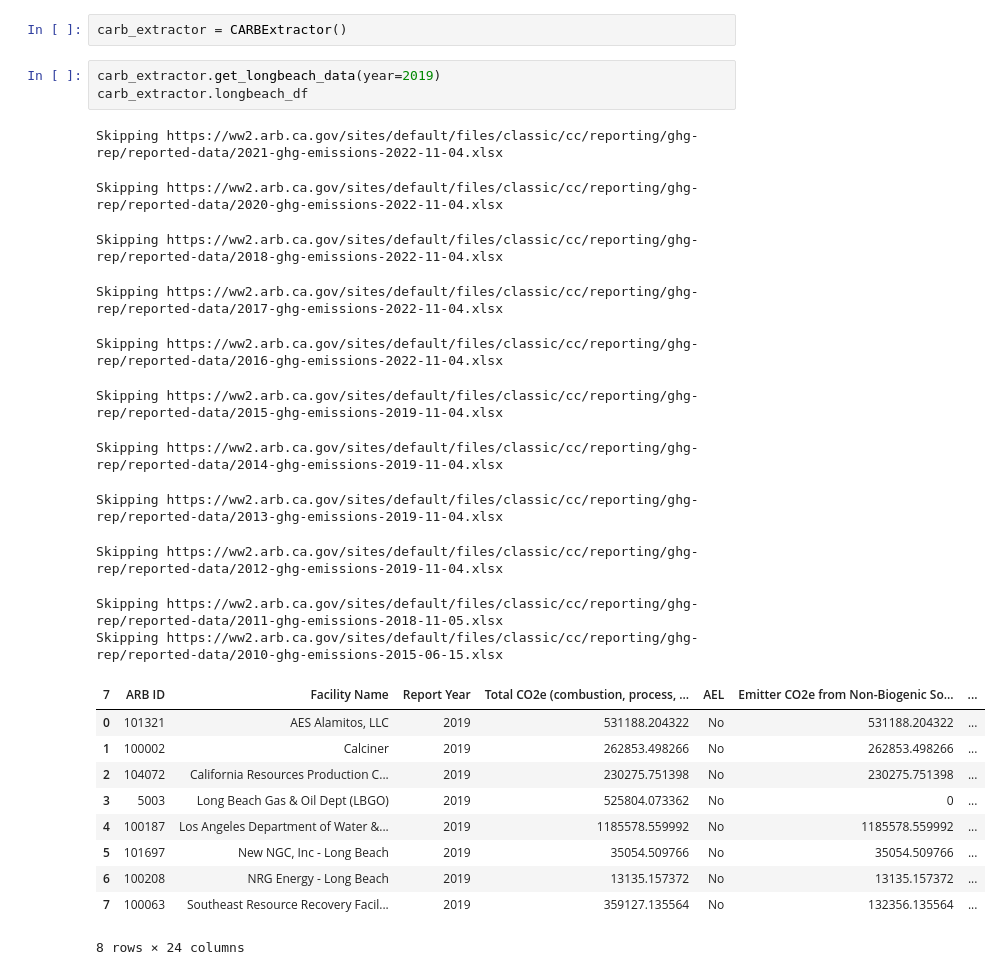
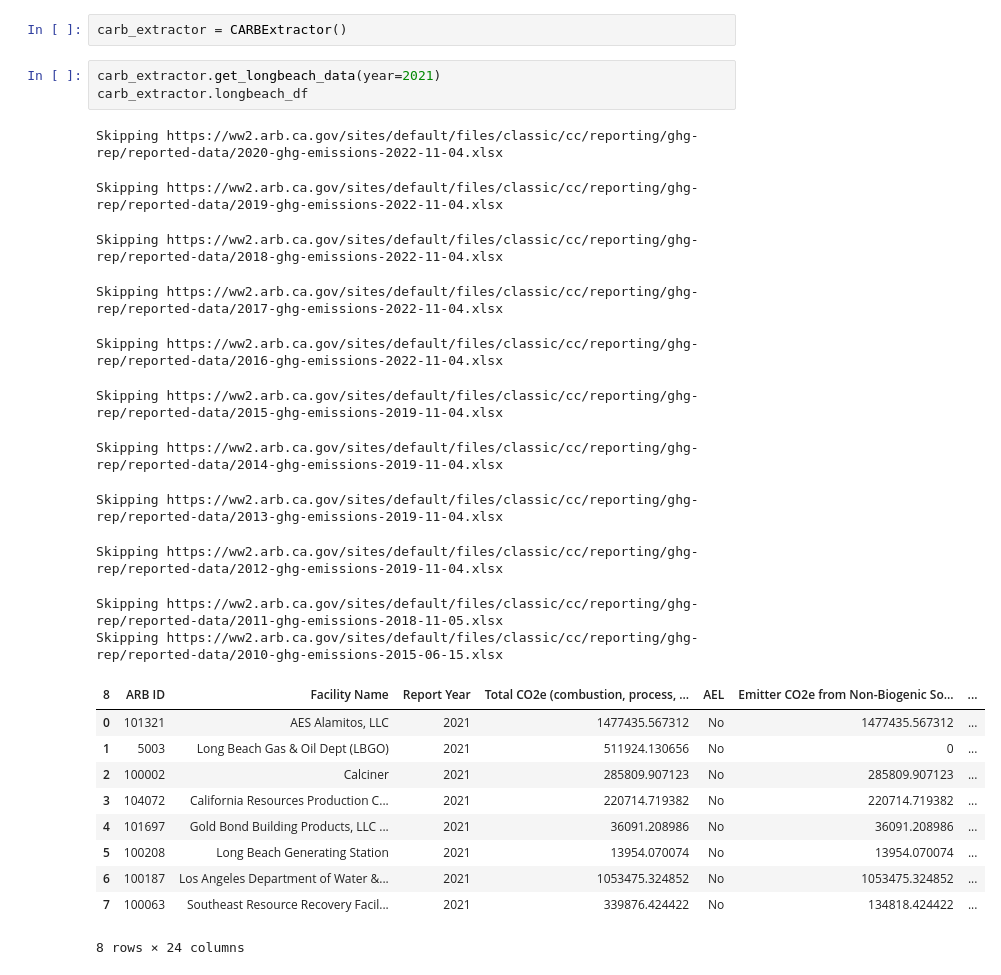
Before and after one commit to City-of-Long-Beach-Public/climate_inventory, a Jupyter notebook: src/extractions/CARB/carb-test.ipynb, the cells around one changed output. Cells and saved outputs as stored; diff of their text form.

Commit message:
Done with CARB dadta

```diff
--- a/src/extractions/CARB/carb-test.ipynb
+++ b/src/extractions/CARB/carb-test.ipynb
@@ -146,27 +146,27 @@ from CARBExtractor import CARBExtractor
 # %%
 carb_extractor = CARBExtractor()
 # %%
-carb_extractor.get_longbeach_data(year=2019)
+carb_extractor.get_longbeach_data(year=2021)
 carb_extractor.longbeach_df
 # %% [output]
-Skipping https://ww2.arb.ca.gov/sites/default/files/classic/cc/reporting/ghg-rep/reported-data/2021-ghg-emissions-2022-11-04.xlsx
+Skipping https://ww2.arb.ca.gov/sites/default/files/classic/cc/reporting/ghg-rep/reported-data/2020-ghg-emissions-2022-11-04.xlsx
-Skipping https://ww2.arb.ca.gov/sites/default/files/classic/cc/reporting/ghg-rep/reported-data/2020-ghg-emissions-2022-11-04.xlsx
+Skipping https://ww2.arb.ca.gov/sites/default/files/classic/cc/reporting/ghg-rep/reported-data/2019-ghg-emissions-2022-11-04.xlsx
 Skipping https://ww2.arb.ca.gov/sites/default/files/classic/cc/reporting/ghg-rep/reported-data/2018-ghg-emissions-2022-11-04.xlsx
 Skipping https://ww2.arb.ca.gov/sites/default/files/classic/cc/reporting/ghg-rep/reported-data/2017-ghg-emissions-2022-11-04.xlsx
 Skipping https://ww2.arb.ca.gov/sites/default/files/classic/cc/reporting/ghg-rep/reported-data/2016-ghg-emissions-2022-11-04.xlsx
 Skipping https://ww2.arb.ca.gov/sites/default/files/classic/cc/reporting/ghg-rep/reported-data/2015-ghg-emissions-2019-11-04.xlsx
 Skipping https://ww2.arb.ca.gov/sites/default/files/classic/cc/reporting/ghg-rep/reported-data/2014-ghg-emissions-2019-11-04.xlsx
 Skipping https://ww2.arb.ca.gov/sites/default/files/classic/cc/reporting/ghg-rep/reported-data/2013-ghg-emissions-2019-11-04.xlsx
 Skipping https://ww2.arb.ca.gov/sites/default/files/classic/cc/reporting/ghg-rep/reported-data/2012-ghg-emissions-2019-11-04.xlsx
 Skipping https://ww2.arb.ca.gov/sites/default/files/classic/cc/reporting/ghg-rep/reported-data/2011-ghg-emissions-2018-11-05.xlsx
 Skipping https://ww2.arb.ca.gov/sites/default/files/classic/cc/reporting/ghg-rep/reported-data/2010-ghg-emissions-2015-06-15.xlsx
-| 7 | ARB ID | Facility Name | Report Year | Total CO2e (combustion, process, ... | AEL | Emitter CO2e from Non-Biogenic So... | ... |
-| 0 | 101321 | AES Alamitos, LLC | 2019 | 531188.204322 | No | 531188.204322 | ... |
-| 1 | 100002 | Calciner | 2019 | 262853.498266 | No | 262853.498266 | ... |
-| 2 | 104072 | California Resources Production C... | 2019 | 230275.751398 | No | 230275.751398 | ... |
-| 3 | 5003 | Long Beach Gas & Oil Dept (LBGO) | 2019 | 525804.073362 | No | 0 | ... |
-| 4 | 100187 | Los Angeles Department of Water &... | 2019 | 1185578.559992 | No | 1185578.559992 | ... |
-| 5 | 101697 | New NGC, Inc - Long Beach | 2019 | 35054.509766 | No | 35054.509766 | ... |
-| 6 | 100208 | NRG Energy - Long Beach | 2019 | 13135.157372 | No | 13135.157372 | ... |
-| 7 | 100063 | Southeast Resource Recovery Facil... | 2019 | 359127.135564 | No | 132356.135564 | ... |
+| 8 | ARB ID | Facility Name | Report Year | Total CO2e (combustion, process, ... | AEL | Emitter CO2e from Non-Biogenic So... | ... |
+| 0 | 101321 | AES Alamitos, LLC | 2021 | 1477435.567312 | No | 1477435.567312 | ... |
+| 1 | 5003 | Long Beach Gas & Oil Dept (LBGO) | 2021 | 511924.130656 | No | 0 | ... |
+| 2 | 100002 | Calciner | 2021 | 285809.907123 | No | 285809.907123 | ... |
+| 3 | 104072 | California Resources Production C... | 2021 | 220714.719382 | No | 220714.719382 | ... |
+| 4 | 101697 | Gold Bond Building Products, LLC ... | 2021 | 36091.208986 | No | 36091.208986 | ... |
+| 5 | 100208 | Long Beach Generating Station | 2021 | 13954.070074 | No | 13954.070074 | ... |
+| 6 | 100187 | Los Angeles Department of Water &... | 2021 | 1053475.324852 | No | 1053475.324852 | ... |
+| 7 | 100063 | Southeast Resource Recovery Facil... | 2021 | 339876.424422 | No | 134818.424422 | ... |
 8 rows × 24 columns
```
